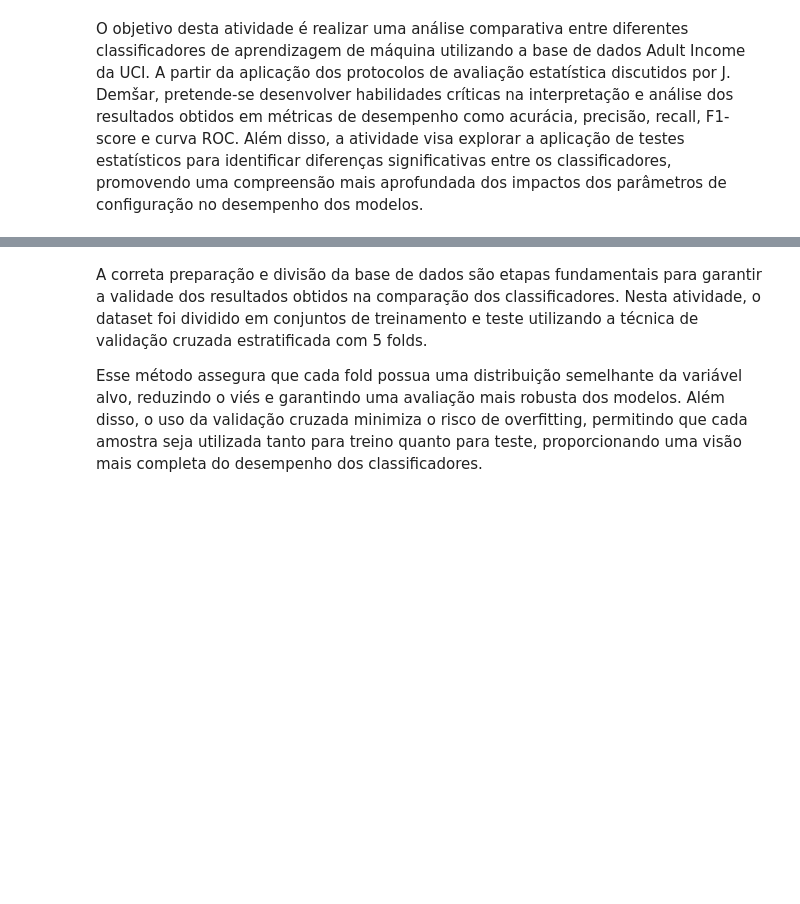
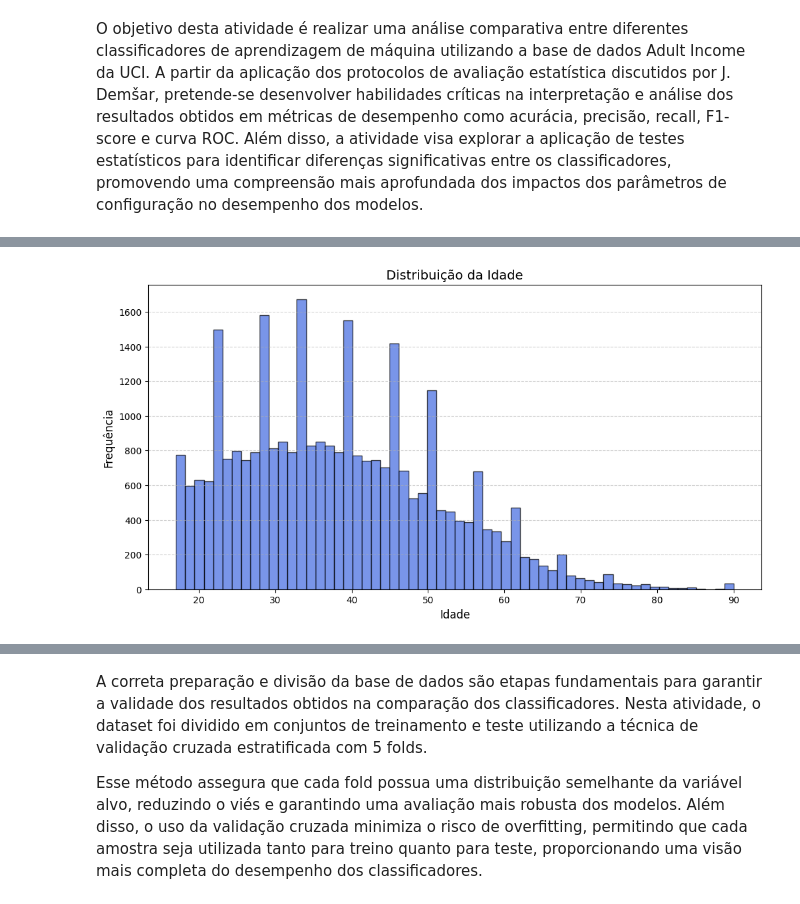
Before and after one commit to camyllalima/AM-Exercicios, a Jupyter notebook: relatorio.ipynb, the cells around one changed output, grey strips where cells are left out. Cells and saved outputs as stored; diff of their text form; code cells hidden in the pictures; blank space fills up the shorter version.

Commit message:
Adição de Exploração dos Dados e Análise das Variáveis feita por Antonio

```diff
--- a/relatorio.ipynb
+++ b/relatorio.ipynb
@@ -158,0 +164,11 @@ Uma preparação do dataset "adult.csv” foi realizada, seguindo as seguintes e
+# %%
+# Carregamento da base de dados Adult em um DataFrame
+dataset = pd.read_csv("adult.data", header= None, na_values="?", skipinitialspace=True)
+
+# Adicionar nomes das colunas (de acordo com a base oficial)
+columns = ['age', 'workclass', 'fnlwgt', 'education', 'education-num', 'marital-status',
+           'occupation', 'relationship', 'race', 'sex', 'capital-gain', 'capital-loss',
+           'hours-per-week', 'native-country', 'income']
+dataset.columns = columns # Nomeando as colunas conforme lista Columns
+
+dataset.head()
@@ -158,0 +218,15 @@ Uma preparação do dataset "adult.csv” foi realizada, seguindo as seguintes e
+# %%
+# Exibição do número de linhas e colunas
+def dataset_colunas_linhas(df, title):
+    from IPython.display import display, Markdown
+    num_rows, num_cols = df.shape
+    display(Markdown(f"### {title}\n- **Número de Linhas:** {num_rows}\n- **Número de Colunas:** {num_cols}"))
+
+# Exibir número de linhas e colunas antes de remover dados faltantes
+dataset_colunas_linhas(dataset, title="Antes de remover dados faltantes")
+
+# Remover dados faltantes
+dataset.dropna(inplace=True)
+
+# Exibir número de linhas e colunas depois de remover dados faltantes
+dataset_colunas_linhas(dataset, title="Depois de remover dados faltantes")
@@ -158,0 +251,13 @@ Uma preparação do dataset "adult.csv” foi realizada, seguindo as seguintes e
+# %%
+plt.figure(figsize=(12, 6))
+plt.hist(dataset.age, bins=60, color='royalblue', edgecolor='black', alpha=0.7)
+plt.title("Distribuição da Idade", fontsize=14)
+plt.xlabel("Idade", fontsize=12)
+plt.ylabel("Frequência", fontsize=12)
+
+# Ajustando o estilo do grid para melhor visualização
+plt.grid(axis='y', linestyle='--', alpha=0.6)
+
+plt.show()
+# %% [output]
+[figure, added]
```
Also changed, not shown: parts of 90 cells of this notebook.
